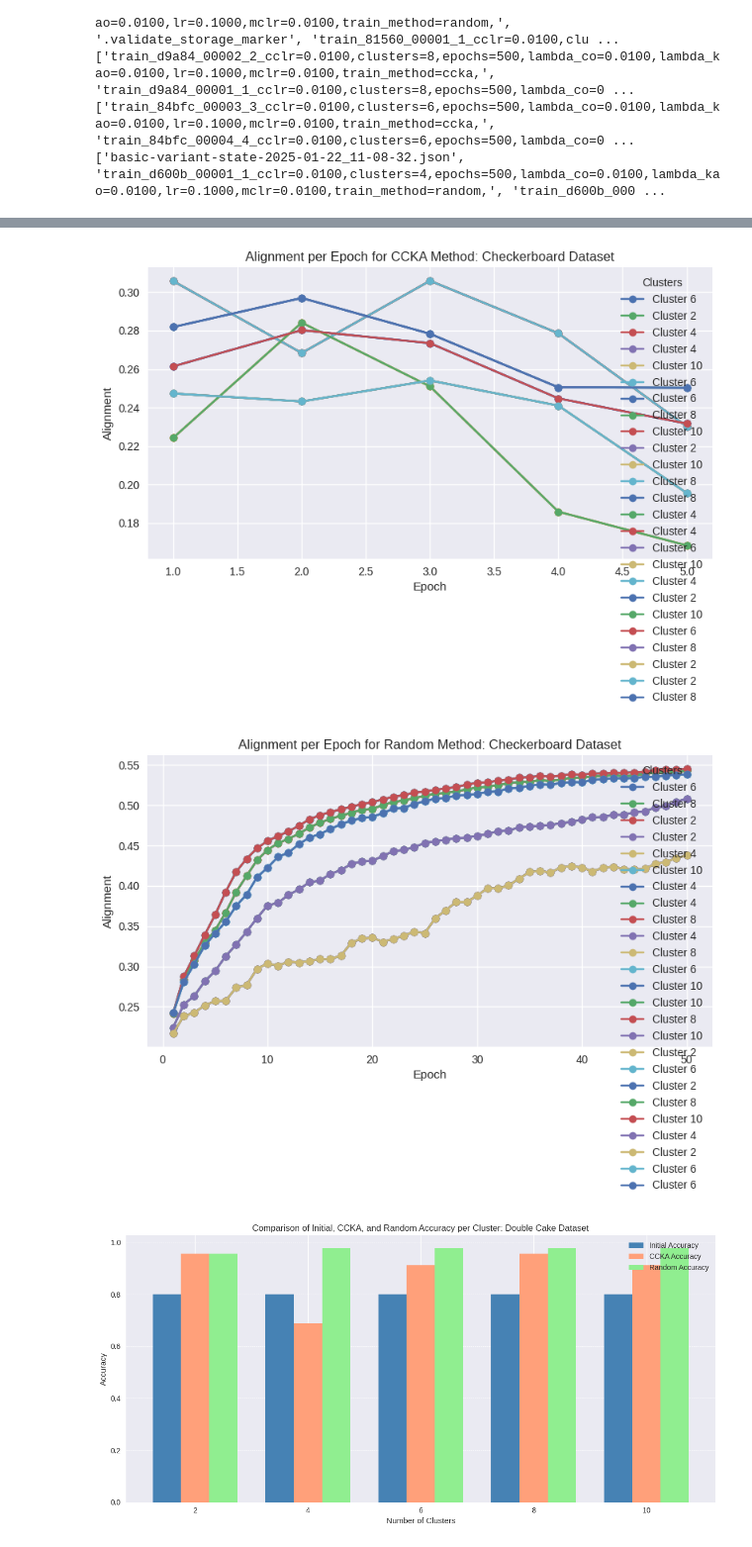
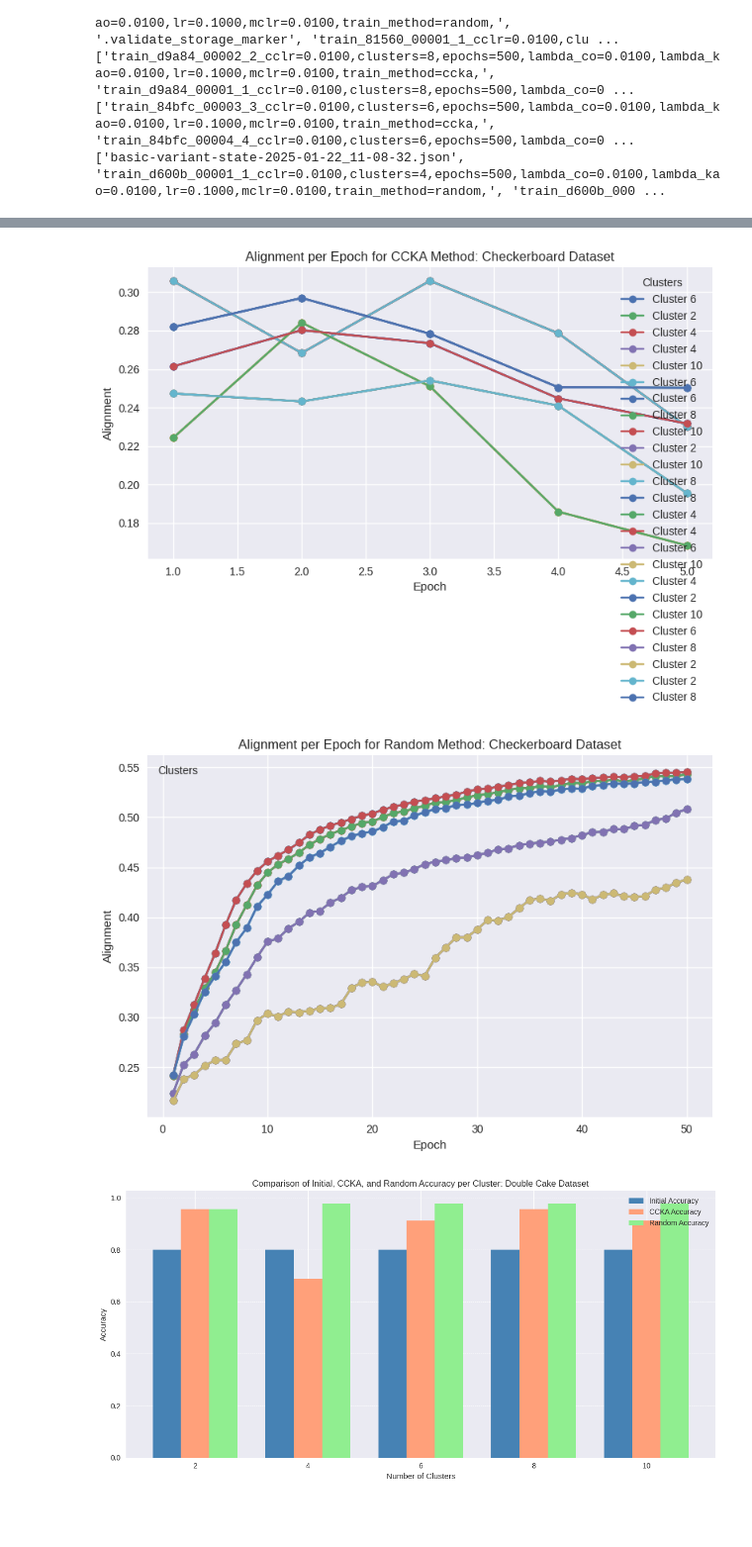
Before and after one commit to qmlWizard/CCKA-Clustered_Centroid_Kernel_Alignment, a Jupyter notebook: plot_results.ipynb, the cells around one changed output, grey strips where cells are left out. Shown at 99% size. Drawn from its saved outputs; the diff is of its cells as text; code cells hidden in the pictures; blank space fills up the shorter version.

```diff
--- a/plot_results.ipynb
+++ b/plot_results.ipynb
@@ -155,35 +155,35 @@ for i, row in ccka_epochs.iterrows():
 
 # Add labels, title, and legend
 plt.xlabel("Epoch")
 plt.ylabel("Alignment")
 plt.title("Alignment per Epoch for CCKA Method: Checkerboard Dataset")
 plt.legend(title="Clusters")
 plt.grid(True)
 
 # Display the plot
 plt.tight_layout()
 plt.show()
 
 # Line plot for alignment across epochs per cluster
 for i, row in random_epochs.iterrows():
     plt.plot(range(1, len(row['alignment_train_epochs']) + 1), row['alignment_train_epochs'],
-             marker='o', label=f"Cluster {int(row['config.clusters'])}")
+             marker='o')#, label=f"Cluster {int(row['config.clusters'])}")
 
 # Add labels, title, and legend
 plt.xlabel("Epoch")
 plt.ylabel("Alignment")
 plt.title("Alignment per Epoch for Random Method: Checkerboard Dataset")
 plt.legend(title="Clusters")
 plt.grid(True)
 
 # Display the plot
 plt.tight_layout()
 plt.show()
 # %% [output]
 [figure]
 [figure]
 [figure]
-[figure, old version]
+[figure, new version]
 # %%
 ## Comparision per Algorithm : Double Cake
 
```
Also changed, not shown: parts of 4 cells of this notebook, 42 other files.
